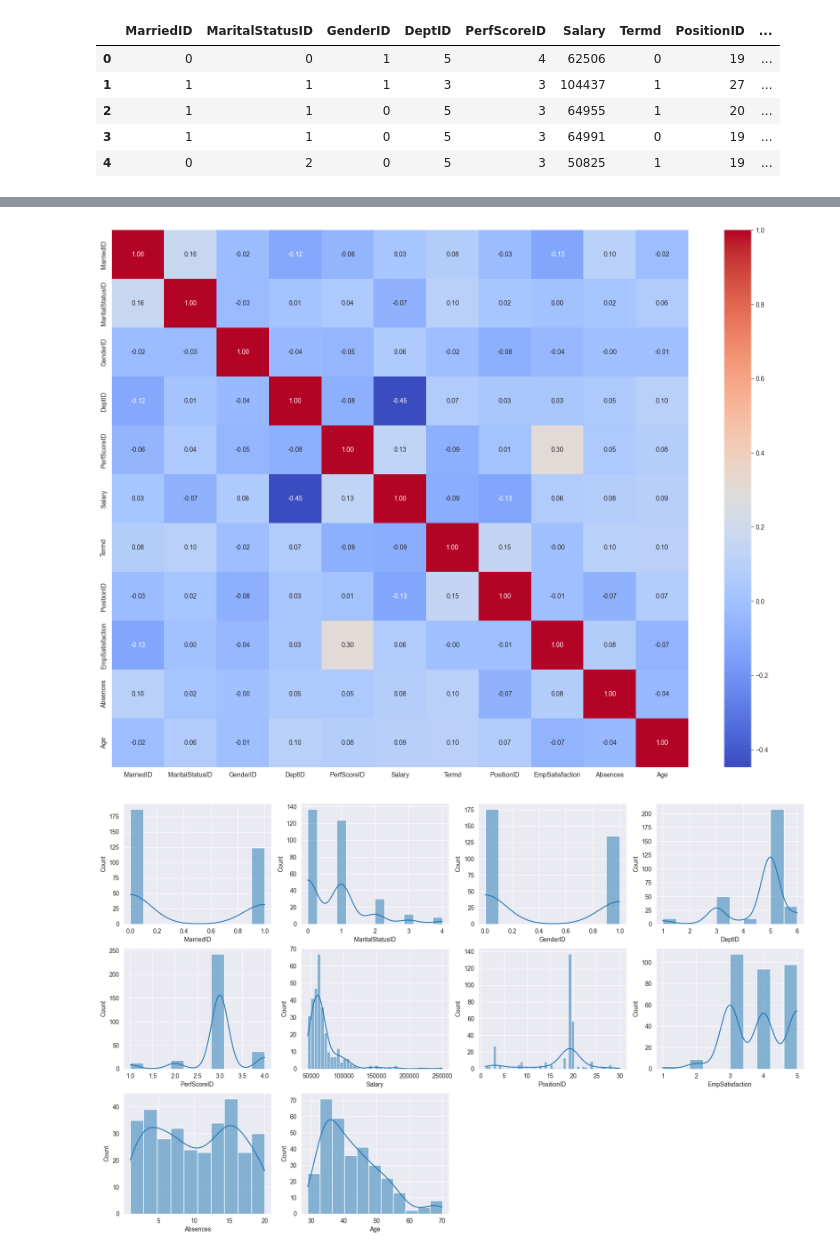
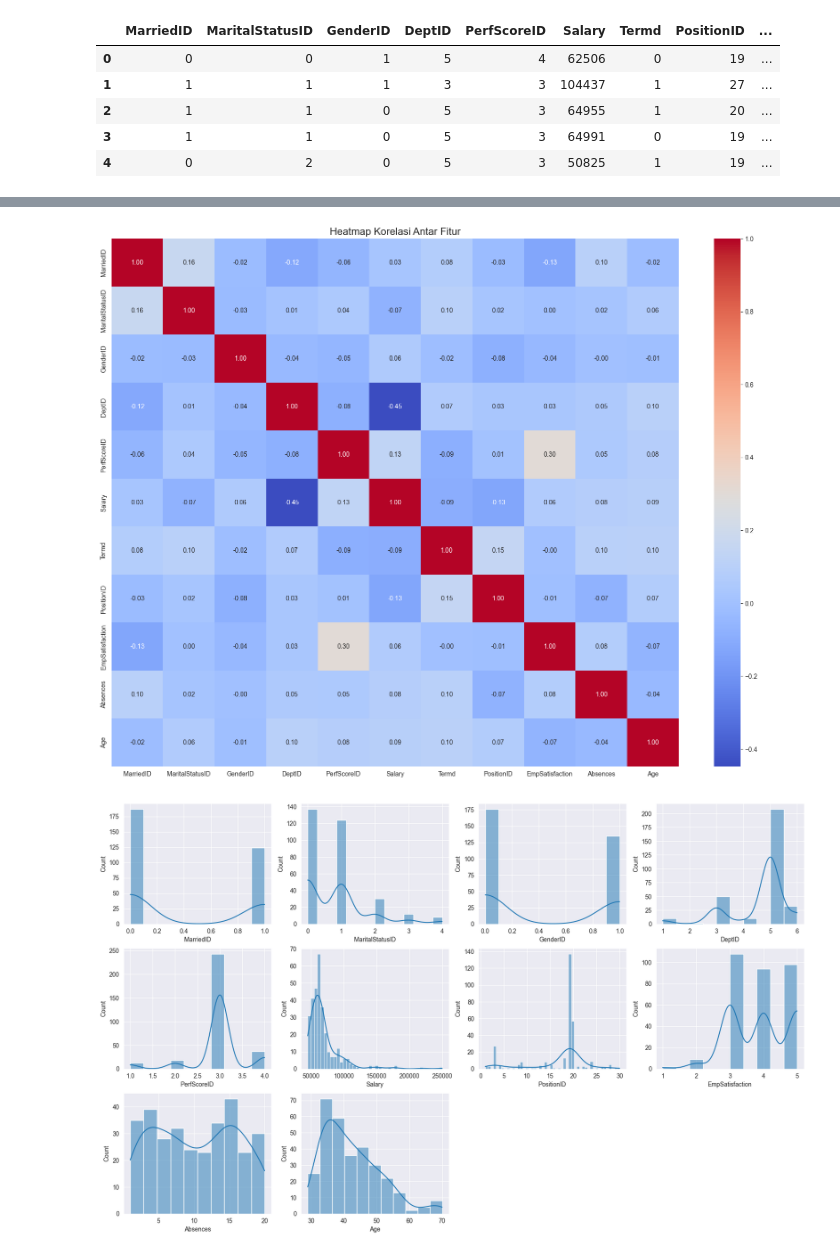
Before and after one commit to Excel951/legendary-octo-funicular, a Jupyter notebook: TA/ta.ipynb, the cells around one changed output, grey strips where cells are left out. Drawn from its saved outputs; the diff is of its cells as text; code cells hidden in the pictures.

```diff
--- a/TA/ta.ipynb
+++ b/TA/ta.ipynb
@@ -98,10 +145,11 @@ excel.head(5)
 # %%
 plt.figure(figsize=(20, 15))
 data_correlation = excel.corr()
 sns.heatmap(data_correlation, annot=True, cmap='coolwarm', fmt='.2f')
+plt.title('Heatmap Korelasi Antar Fitur', fontsize=16)
 plt.show()
 # %% [output]
-[figure, old version]
+[figure, new version]
 # %%
 features = [feature for feature in excel.columns if feature != 'Termd']
 
```
Also changed, not shown: parts of 8 cells of this notebook.
